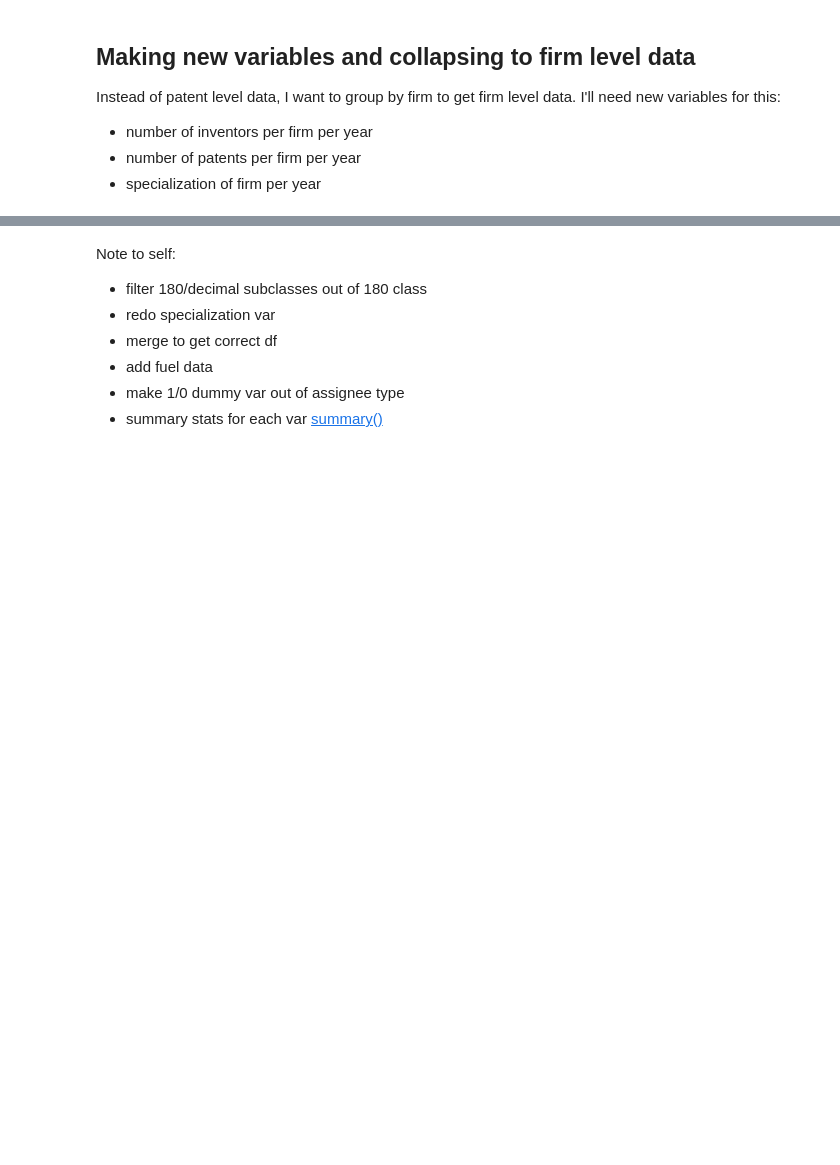
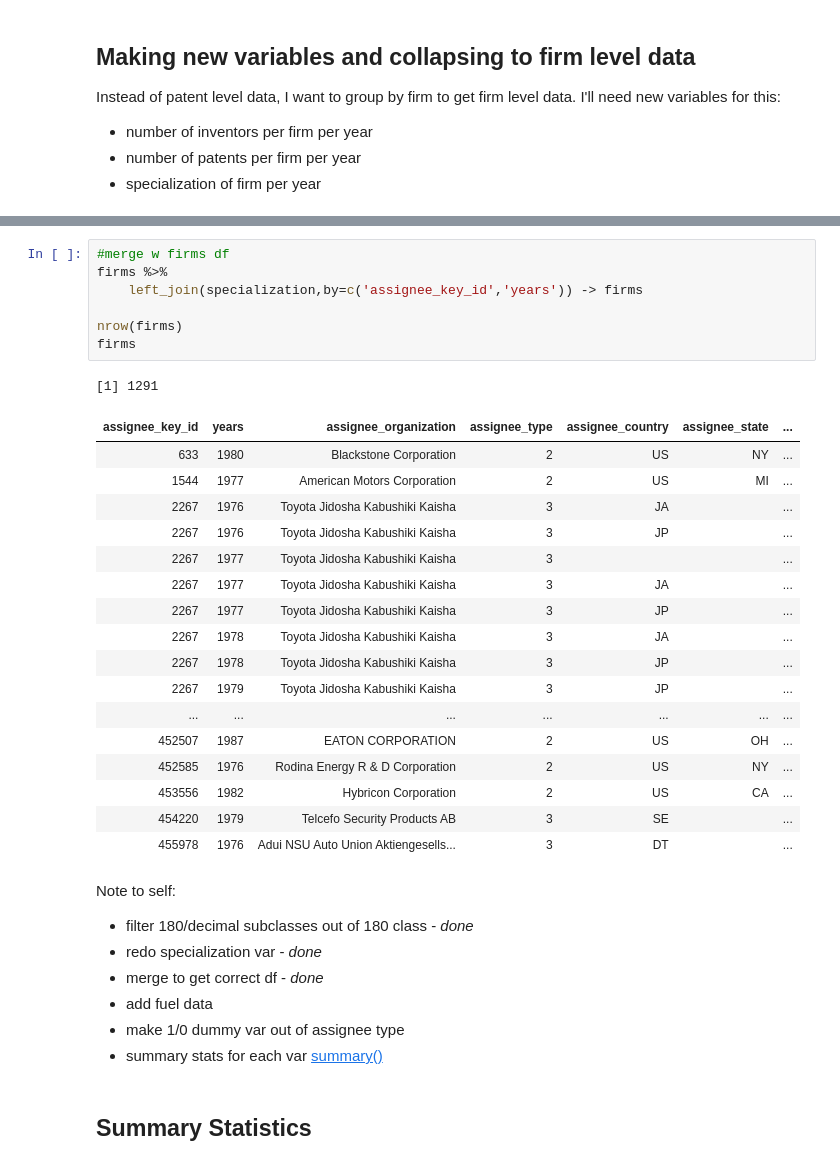
Before and after one commit to GabyMartinez/Data_Analysis_Python_R, a Jupyter notebook: Data Cleaning/Gabrielle_Martinez_asn4.ipynb, the cells around one changed output, grey strips where cells are left out. Saved outputs shown, nothing was run; the diff lists cells and outputs as text; blank space fills up the shorter version.

```diff
--- a/Data Cleaning/Gabrielle_Martinez_asn4.ipynb
+++ b/Data Cleaning/Gabrielle_Martinez_asn4.ipynb
@@ -327,8 +431,36 @@ nrow(assignee_data) #2714
+# %%
+#merge w firms df
+firms %>%
+    left_join(specialization,by=c('assignee_key_id','years')) -> firms
+
+nrow(firms)
+firms
+# %% [output]
+[1] 1291
+| assignee_key_id | years | assignee_organization | assignee_type | assignee_country | assignee_state | ... |
+| 633 | 1980 | Blackstone Corporation | 2 | US | NY | ... |
+| 1544 | 1977 | American Motors Corporation | 2 | US | MI | ... |
+| 2267 | 1976 | Toyota Jidosha Kabushiki Kaisha | 3 | JA |  | ... |
+| 2267 | 1976 | Toyota Jidosha Kabushiki Kaisha | 3 | JP |  | ... |
+| 2267 | 1977 | Toyota Jidosha Kabushiki Kaisha | 3 |  |  | ... |
+| 2267 | 1977 | Toyota Jidosha Kabushiki Kaisha | 3 | JA |  | ... |
+| 2267 | 1977 | Toyota Jidosha Kabushiki Kaisha | 3 | JP |  | ... |
+| 2267 | 1978 | Toyota Jidosha Kabushiki Kaisha | 3 | JA |  | ... |
+| 2267 | 1978 | Toyota Jidosha Kabushiki Kaisha | 3 | JP |  | ... |
+| 2267 | 1979 | Toyota Jidosha Kabushiki Kaisha | 3 | JP |  | ... |
+| ... | ... | ... | ... | ... | ... | ... |
+| 452507 | 1987 | EATON CORPORATION | 2 | US | OH | ... |
+| 452585 | 1976 | Rodina Energy R & D Corporation | 2 | US | NY | ... |
+| 453556 | 1982 | Hybricon Corporation | 2 | US | CA | ... |
+| 454220 | 1979 | Telcefo Security Products AB | 3 | SE |  | ... |
+| 455978 | 1976 | Adui NSU Auto Union Aktiengesells... | 3 | DT |  | ... |
 # %% [markdown]
 Note to self:
-- filter 180/decimal subclasses out of 180 class
-- redo specialization var
-- merge to get correct df
+- filter 180/decimal subclasses out of 180 class - *done*
+- redo specialization var - *done*
+- merge to get correct df - *done*
 - add fuel data
 - make 1/0 dummy var out of assignee type
 - summary stats for each var [summary()](https://www.statmethods.net/stats/descriptives.html)
+# %% [markdown]
+## Summary Statistics
```
Also changed, not shown: parts of 11 cells of this notebook.
